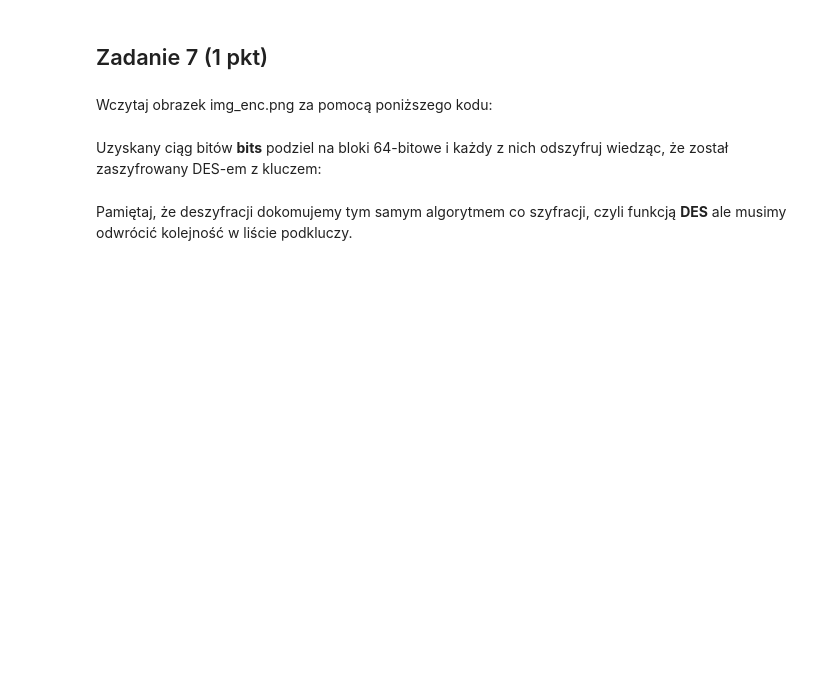
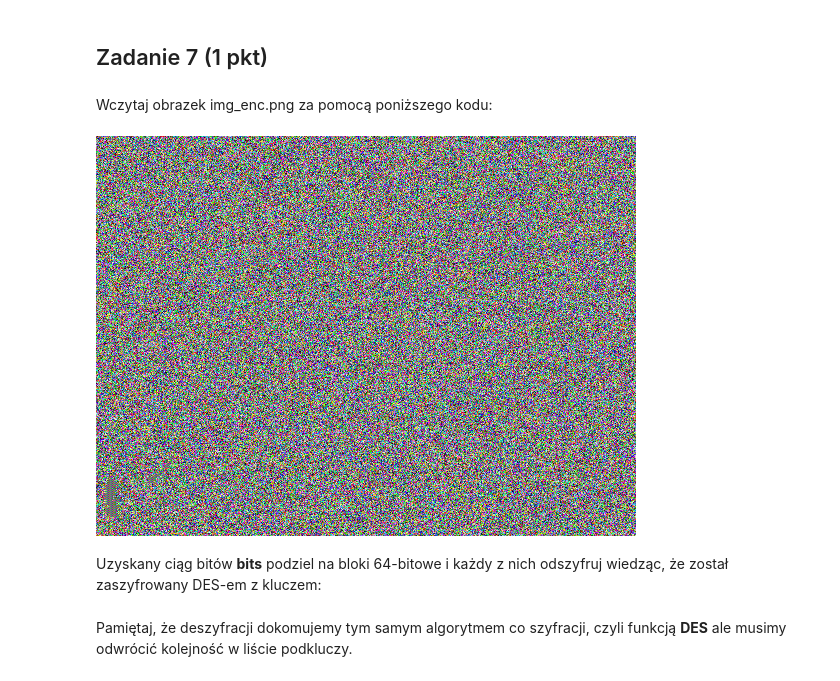
Before and after one commit to BloodyShrimp/Kryptografia25, a Jupyter notebook: Lista3/Lista3_gemini.ipynb, the cells around one changed output. Saved outputs shown, nothing was run; the diff lists cells and outputs as text; code cells hidden in the pictures; blank space fills up the shorter version.

Commit message:
Completed Lista3

```diff
--- a/Lista3/Lista3_gemini.ipynb
+++ b/Lista3/Lista3_gemini.ipynb
@@ -343,11 +396,18 @@ FP = [39,  7, 47, 15, 55, 23, 63, 31, 38,  6, 46, 14, 54, 22, 62, 30, 37,
 # %% [markdown]
 Wczytaj obrazek img_enc.png za pomocą poniższego kodu:
 # %%
-img_enc=Image.open('img_enc.png')
+import requests
+import io
+
+url = 'https://raw.githubusercontent.com/BloodyShrimp/Kryptografia25/refs/heads/main/Lista3/img_enc.png?token=GHSAT0AAAAAADO32NY352TC5GVCJ2AX42M22JITBQQ'
+response = requests.get(url)
+img_enc = Image.open(io.BytesIO(response.content))
 arr=np.array(img_enc).ravel()
 arr_bin=[dec2bin(d,pad='8') for d in arr]
 bits=''.join(arr_bin)
 img_enc
+# %% [output]
+[figure, added]
 # %% [markdown]
 Uzyskany ciąg bitów **bits** podziel na bloki 64-bitowe i każdy z nich odszyfruj wiedząc, że został zaszyfrowany DES-em z kluczem:
 # %%
```
Also changed, not shown: parts of 13 cells of this notebook.
